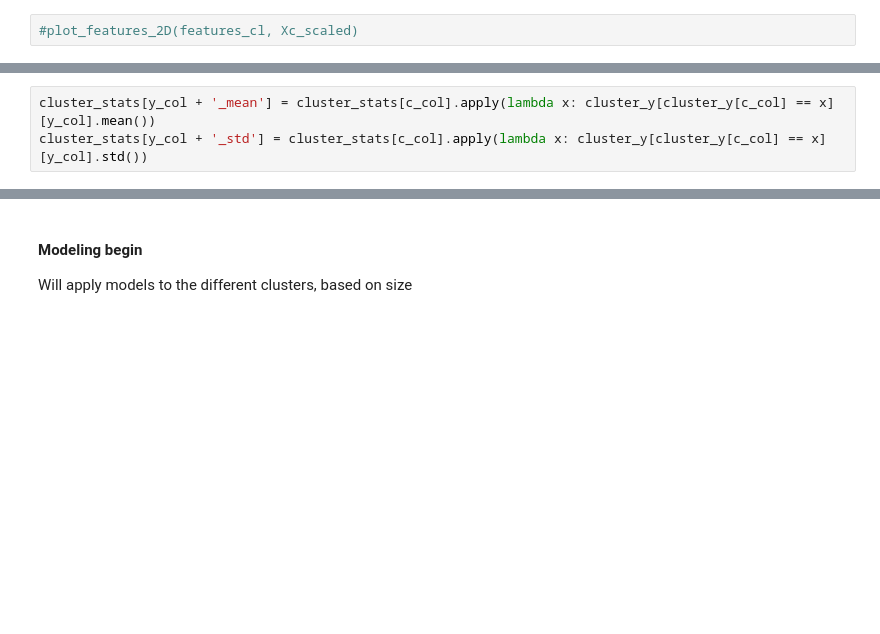
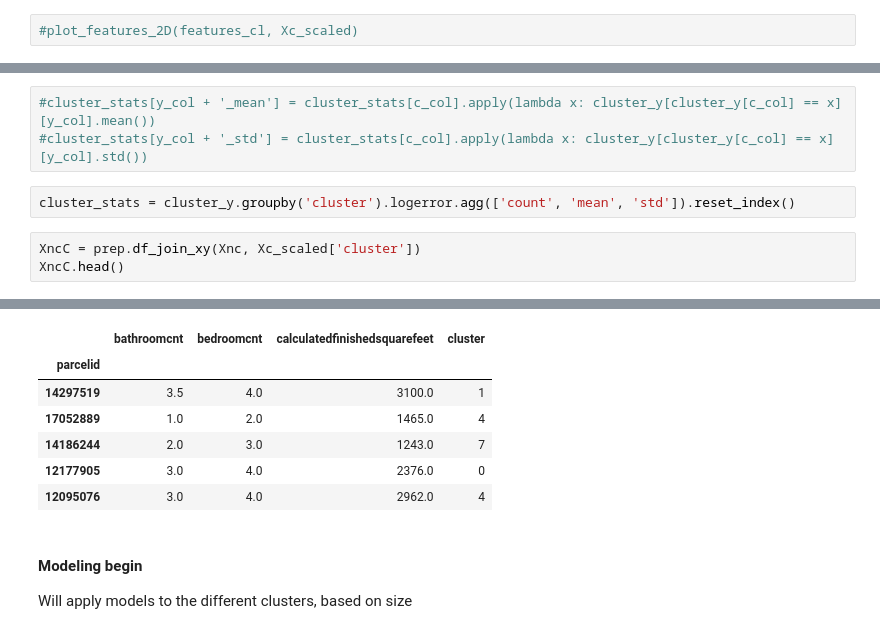
Before and after one commit to BayesEliaSantos/Bayes_P04_Zillow, a Jupyter notebook: Modeling Within the Clusters.ipynb, the cells around one changed output, grey strips where cells are left out. Cells and saved outputs as stored; diff of their text form; blank space fills up the shorter version.

```diff
--- a/Modeling Within the Clusters.ipynb
+++ b/Modeling Within the Clusters.ipynb
@@ -463,3 +463,9 @@ memory usage: 3.5 MB
 # %%
-cluster_stats[y_col + '_mean'] = cluster_stats[c_col].apply(lambda x: cluster_y[cluster_y[c_col] == x][y_col].mean())
-cluster_stats[y_col + '_std'] = cluster_stats[c_col].apply(lambda x: cluster_y[cluster_y[c_col] == x][y_col].std())
+#cluster_stats[y_col + '_mean'] = cluster_stats[c_col].apply(lambda x: cluster_y[cluster_y[c_col] == x][y_col].mean())
+#cluster_stats[y_col + '_std'] = cluster_stats[c_col].apply(lambda x: cluster_y[cluster_y[c_col] == x][y_col].std())
+# %%
+cluster_stats = cluster_y.groupby('cluster').logerror.agg(['count', 'mean', 'std']).reset_index()
+# %%
+XncC = prep.df_join_xy(Xnc, Xc_scaled['cluster'])
+XncC.head()
+# %% [output]
@@ -466,3 +476,10 @@ cluster_stats[y_col + '_std'] = cluster_stats[c_col].apply(lambda x: cluster_y[c
+|  | bathroomcnt | bedroomcnt | calculatedfinishedsquarefeet | cluster |
+| parcelid |  |  |  |  |
+| 14297519 | 3.5 | 4.0 | 3100.0 | 1 |
+| 17052889 | 1.0 | 2.0 | 1465.0 | 4 |
+| 14186244 | 2.0 | 3.0 | 1243.0 | 7 |
+| 12177905 | 3.0 | 4.0 | 2376.0 | 0 |
+| 12095076 | 3.0 | 4.0 | 2962.0 | 4 |
 # %% [markdown]
 #### Modeling begin
 Will apply models to the different clusters, based on size
```
Also changed, not shown: parts of 19 cells of this notebook.
